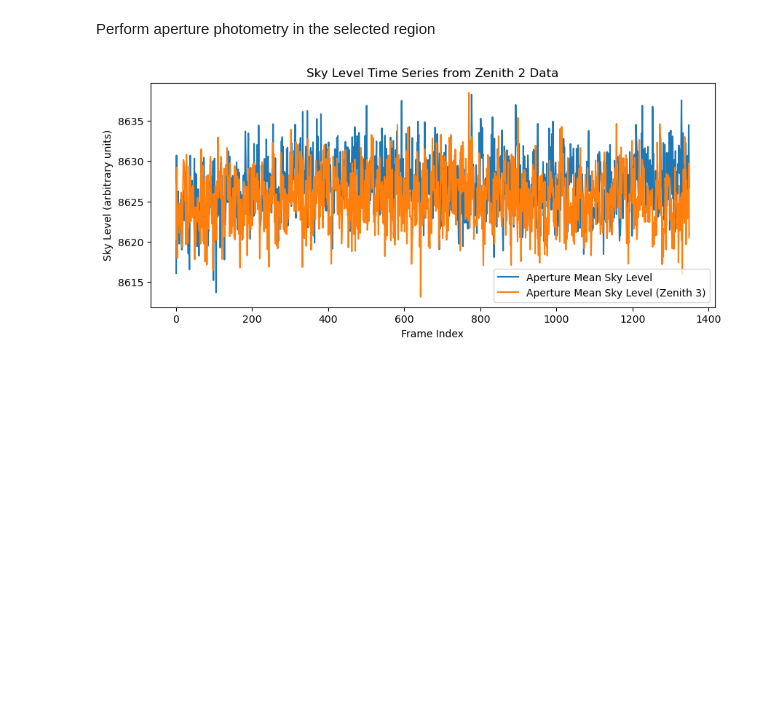
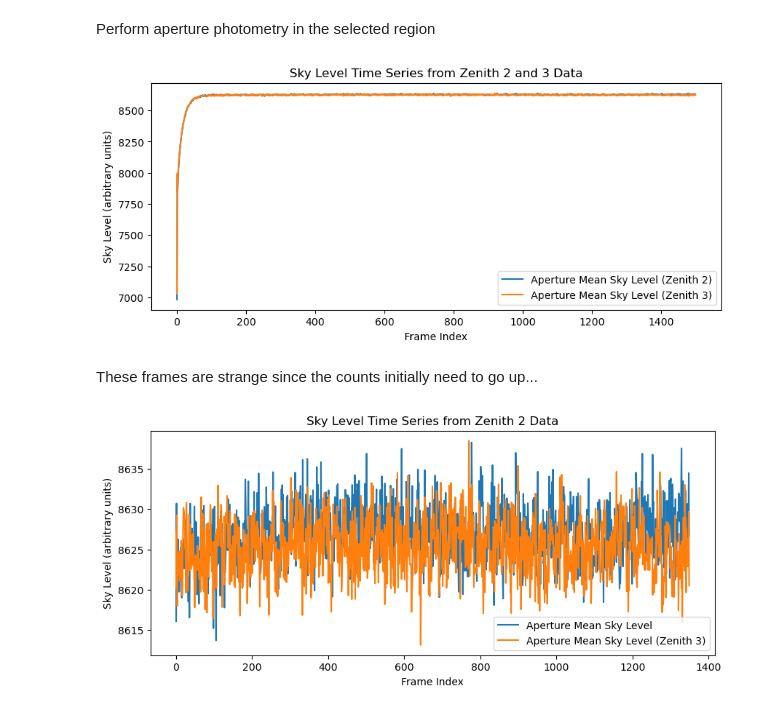
Before and after one commit to chase-urasaki/mirsi_sims, a Jupyter notebook: 2512267_analysis.ipynb, the cells around one changed output. Saved outputs shown, nothing was run; the diff lists cells and outputs as text; code cells hidden in the pictures; blank space fills up the shorter version.

```diff
--- a/2512267_analysis.ipynb
+++ b/2512267_analysis.ipynb
@@ -185,6 +185,23 @@ def variance_vs_frequency_chop_proxy(x, coadds_list, frame_dt_s, ddof=1):
         out["var_diff"].append(np.var(d, ddof=ddof))
 
     return {k: np.array(v) for k, v in out.items()}
+# %%
+z2 = extract_sky_timeseries(zenith_2_data, region, trim=None, annulus=None, statistic="mean")
+z3 = extract_sky_timeseries(zenith_3_data, region, trim=None, annulus=None, statistic="mean")
+# %%
+# First plot the non-trimmed time series
+plt.figure(figsize=(10,4))
+plt.plot(z2['x_ap'], label='Aperture Mean Sky Level (Zenith 2)')
+plt.plot(z3['x_ap'], label='Aperture Mean Sky Level (Zenith 3)')
+plt.xlabel('Frame Index')
+plt.ylabel('Sky Level (arbitrary units)')
+plt.title('Sky Level Time Series from Zenith 2 and 3 Data')
+plt.legend()
+plt.show()
+# %% [output]
+[figure, added]
+# %% [markdown]
+These frames are strange since the counts initially need to go up...
 # %%
 z2 = extract_sky_timeseries(zenith_2_data, region, trim=TRIM_FRAMES, annulus=None, statistic="mean")
 z3 = extract_sky_timeseries(zenith_3_data, region, trim=TRIM_FRAMES, annulus=None, statistic="mean")
```
Also changed, not shown: parts of 15 cells of this notebook.
